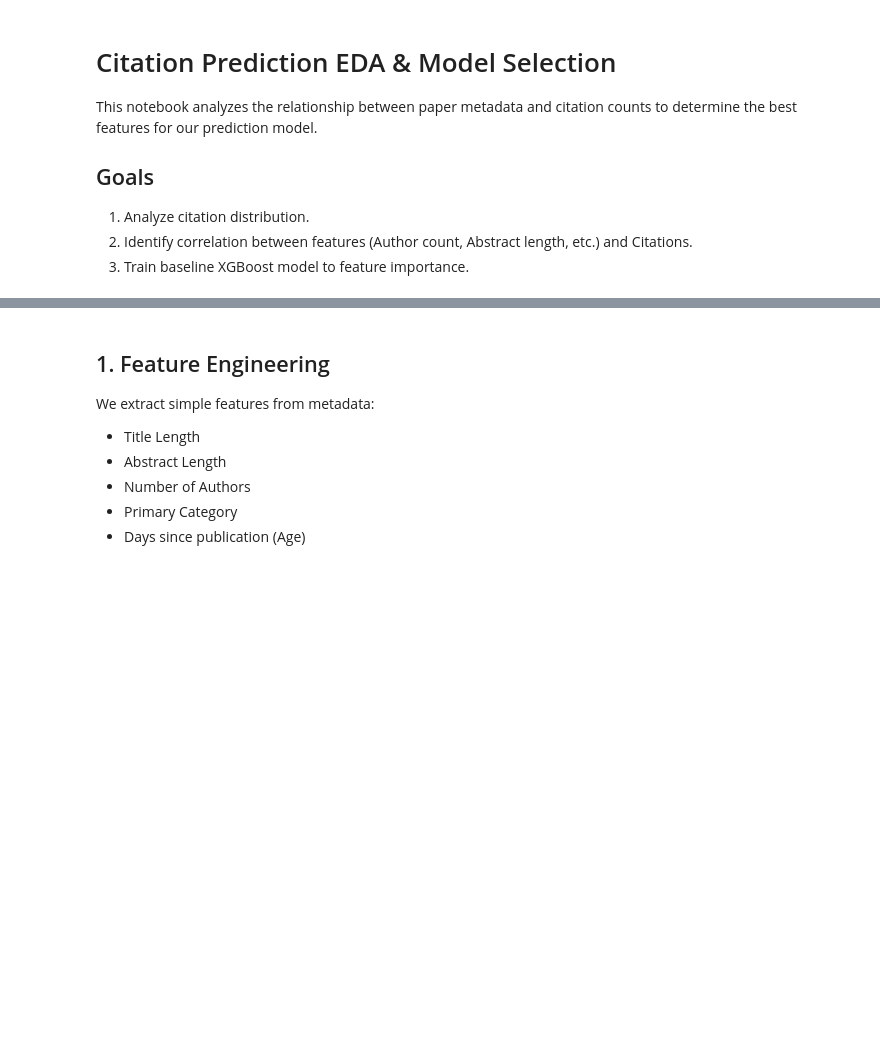
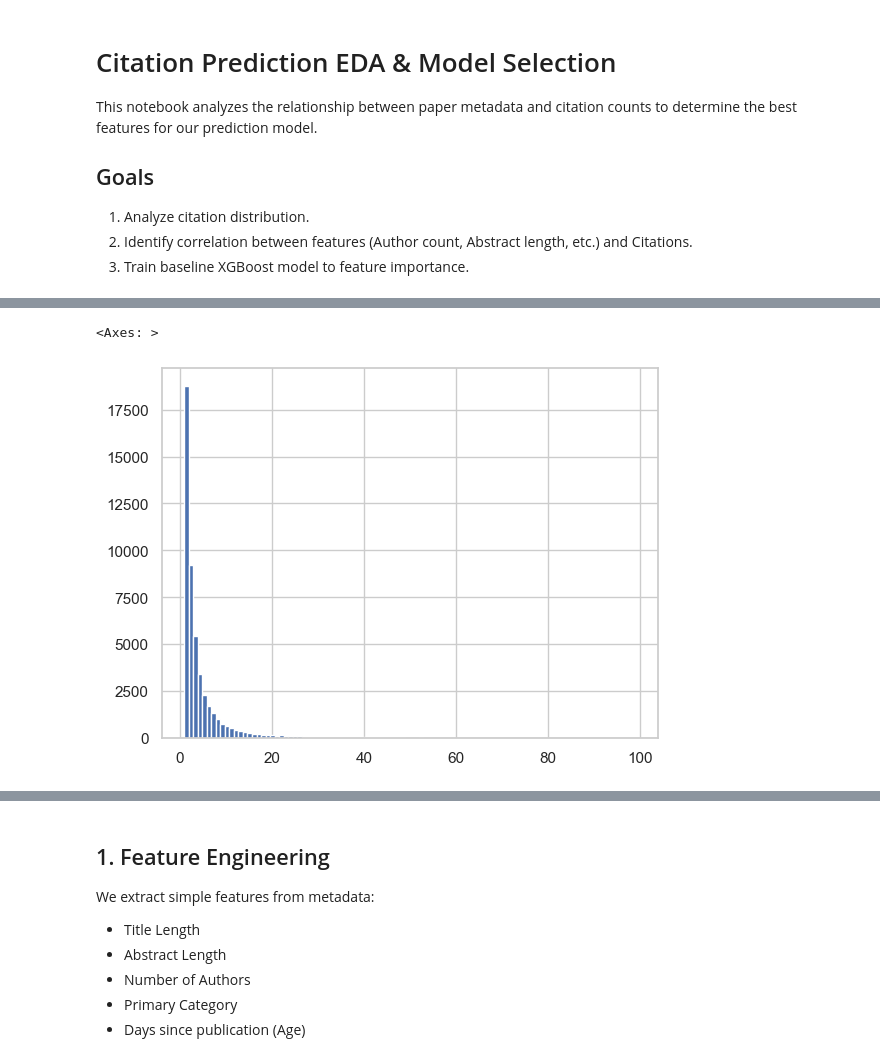
Before and after one commit to jeffersonqiu/ai-weekly-digest, a Jupyter notebook: eda/notebooks/citation_prediction_eda.ipynb, the cells around one changed output, grey strips where cells are left out. Cells and saved outputs as stored; diff of their text form; code cells hidden in the pictures; blank space fills up the shorter version.

```diff
--- a/eda/notebooks/citation_prediction_eda.ipynb
+++ b/eda/notebooks/citation_prediction_eda.ipynb
@@ -23,0 +44,5 @@ df.head()
+# %%
+df[(df['citation_count'] > 0) & (df['citation_count'] < 100)]['citation_count'].hist(bins=100)
+# %% [output]
+<Axes: >
+[figure, added]
```
Also changed, not shown: parts of 64 cells of this notebook, 6 other files.
